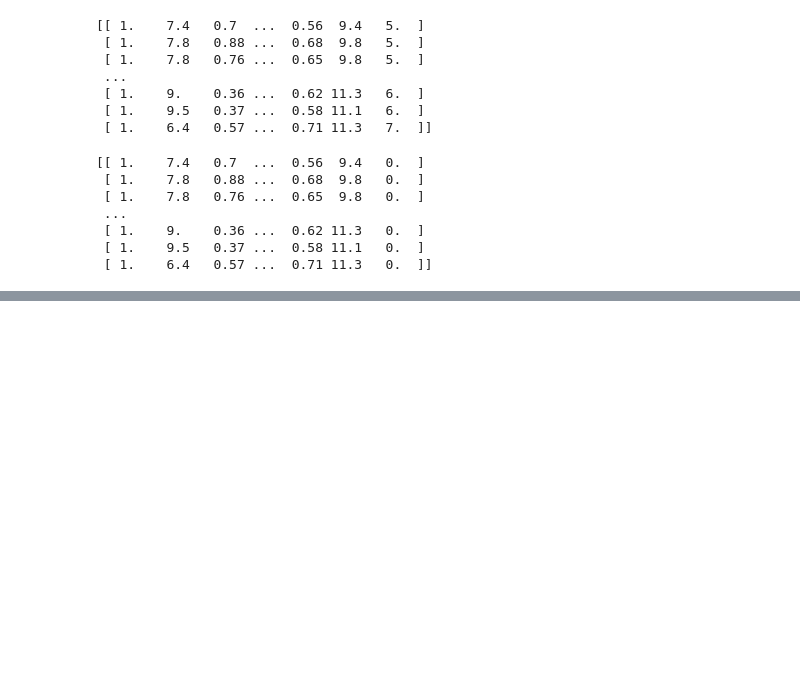
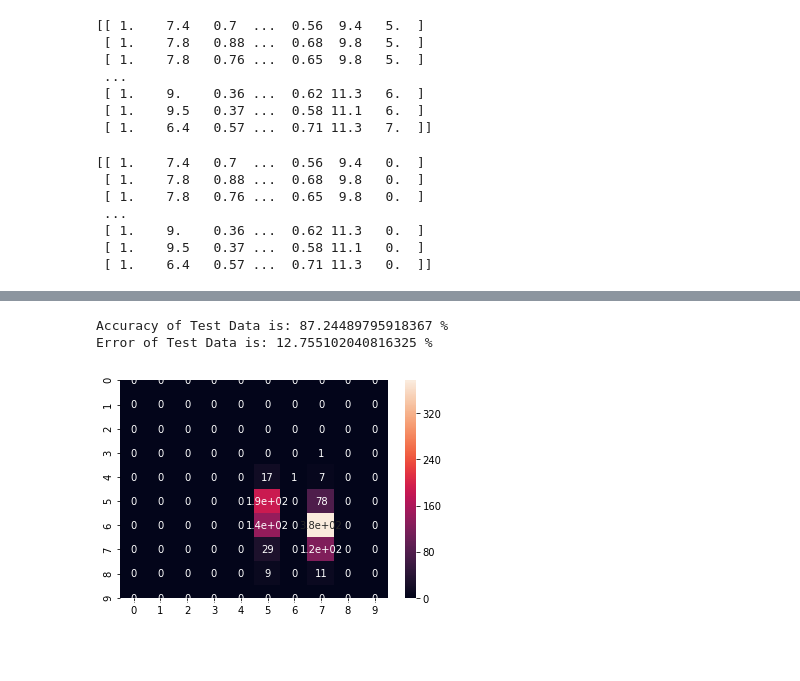
Before and after one commit to NicMMuir/MLGroup_Project, a Jupyter notebook: LR_WineProject.ipynb, the cells around one changed output, grey strips where cells are left out. Drawn from its saved outputs; the diff is of its cells as text; code cells hidden in the pictures; blank space fills up the shorter version.

```diff
--- a/LR_WineProject.ipynb
+++ b/LR_WineProject.ipynb
@@ -282,2 +305,31 @@ Error of Test Data is: 8.75 %
+# %%
+plt.clf()
+DMWAns = DMWTest[:,12]
+DMWtempTest = np.delete(DMWTest, 12, 1)
+
+Guess = []
+for k in range(len(DMWtempTest)):
+    Guess.append(np.argmax(softMax(ThetaList,DMWtempTest[k])))
+index = 0
+correct = 0
+incorrect = 0
+for k in DMWAns:
+    if k == Guess[index] or k == Guess[index]+1 or k == Guess[index]-1:
+        correct=correct+1
+    else:
+        incorrect = incorrect+1
+    index = index+1
+print("Accuracy of Test Data is:",(correct/len(Guess)*100),"%")
+print("Error of Test Data is:",100-(correct/len(Guess)*100),"%")
+
+
+confizmc=confuz(DMWAns,Guess)
+df_cm = pd.DataFrame(confizmc, range(10), range(10))
+sn.heatmap(df_cm, annot=True)
+plt.show()
+# %% [output]
+Accuracy of Test Data is: 87.24489795918367 %
+Error of Test Data is: 12.755102040816325 %
+[figure, added]
 # %% [markdown]
 #
```
Also changed, not shown: parts of 6 cells of this notebook.
